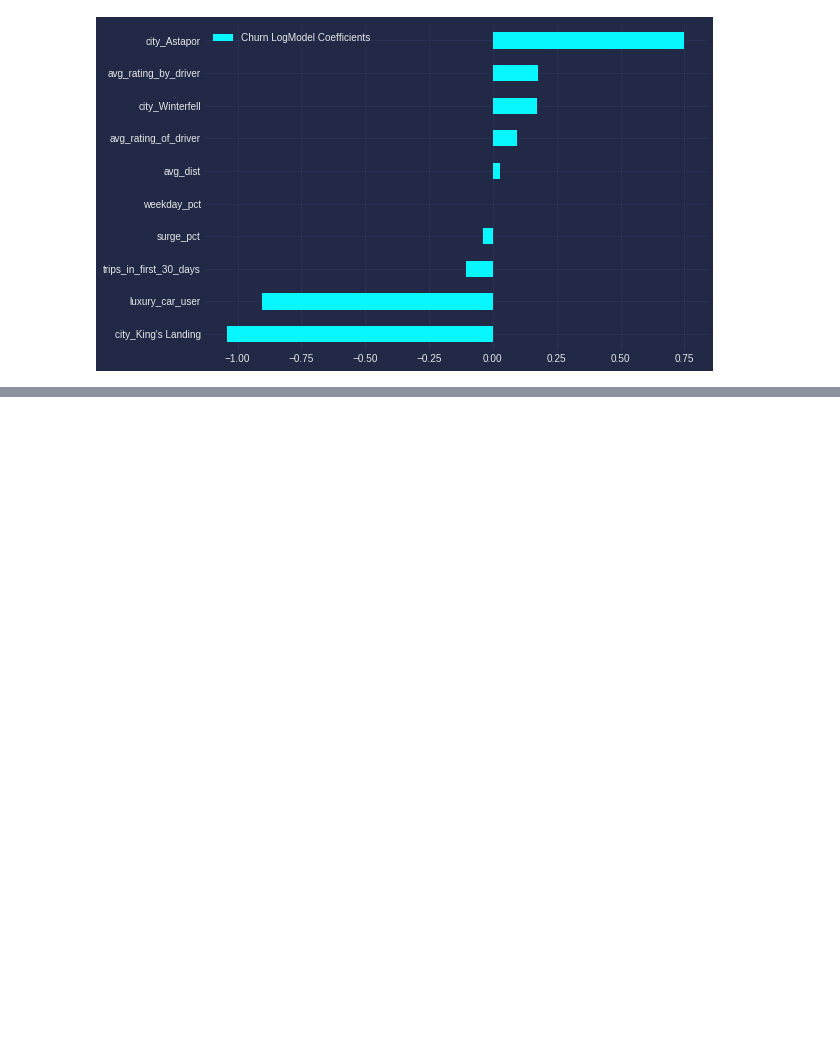
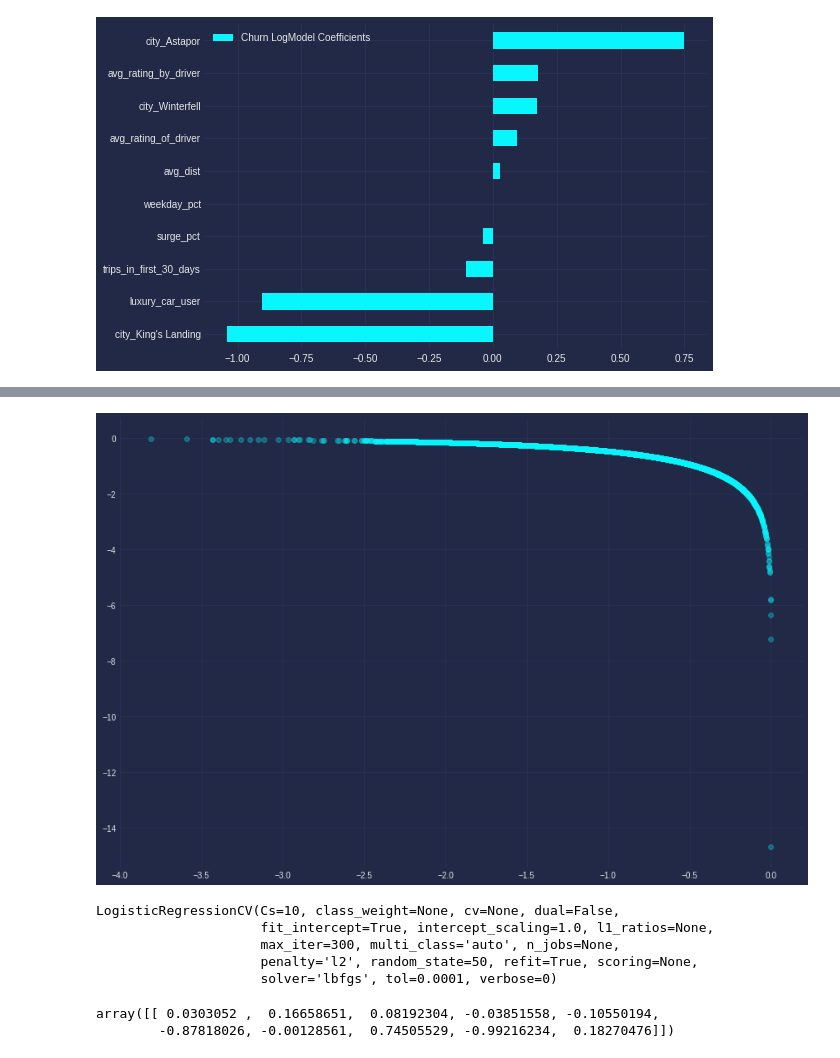
Before and after one commit to boogiedev/churning-a-blind-eye, a Jupyter notebook: log_odds_eda.ipynb, the cells around one changed output, grey strips where cells are left out. Drawn from its saved outputs; the diff is of its cells as text; code cells hidden in the pictures; blank space fills up the shorter version.

```diff
--- a/log_odds_eda.ipynb
+++ b/log_odds_eda.ipynb
@@ -123,0 +208,23 @@ feat_scores.plot(kind='barh', figsize=(9, 6))
+# %%
+fig, ax = plt.subplots(figsize=FSIZE)
+
+plt.scatter(logmodelCV.predict_log_proba(X_test)[:, 0], logmodelCV.predict_log_proba(X_test)[:, 1], alpha=.3)
+plt.tight_layout()
+
+#idk what this is showing, looks cool tho !
+# %% [output]
+[figure, added]
+# %%
+all_data_lr = LogisticRegressionCV(random_state = 50, max_iter=300)
+all_data_lr.fit(X_pre, y_pre)
+# %% [output]
+LogisticRegressionCV(Cs=10, class_weight=None, cv=None, dual=False,
+                     fit_intercept=True, intercept_scaling=1.0, l1_ratios=None,
+                     max_iter=300, multi_class='auto', n_jobs=None,
+                     penalty='l2', random_state=50, refit=True, scoring=None,
+                     solver='lbfgs', tol=0.0001, verbose=0)
+# %%
+all_data_lr.coef_
+# %% [output]
+array([[ 0.0303052 ,  0.16658651,  0.08192304, -0.03851558, -0.10550194,
+        -0.87818026, -0.00128561,  0.74505529, -0.99216234,  0.18270476]])
```
Also changed, not shown: parts of 19 cells of this notebook.
